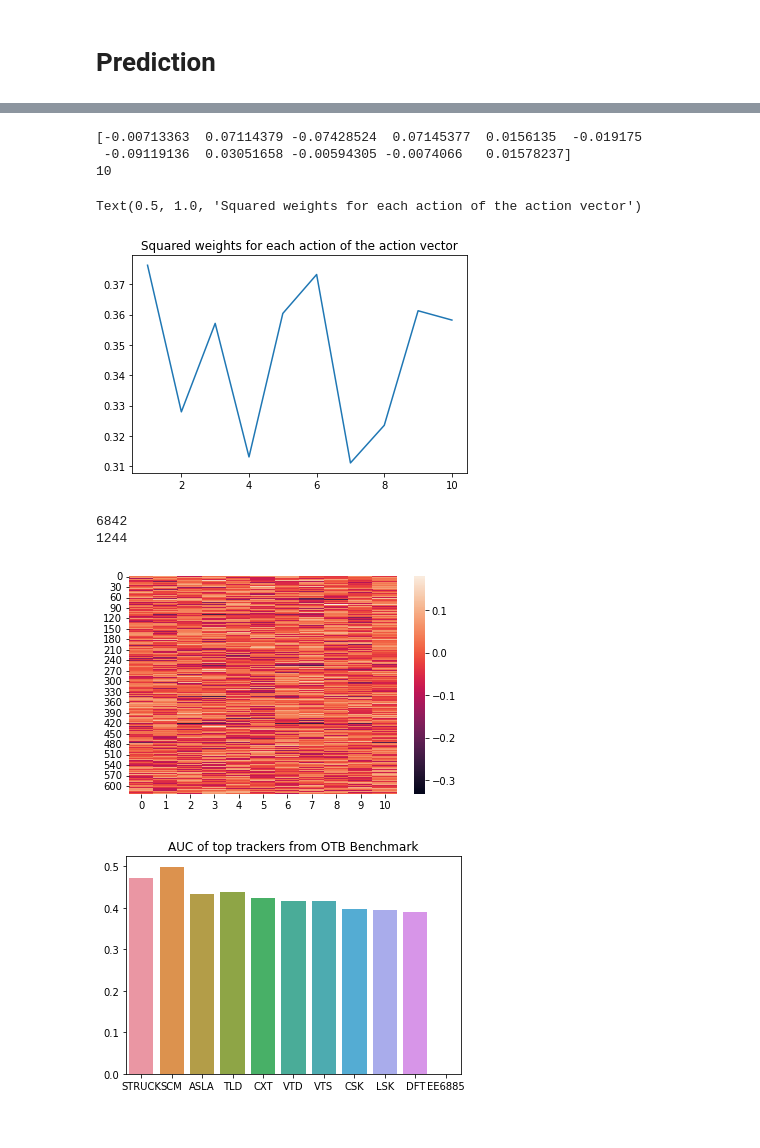
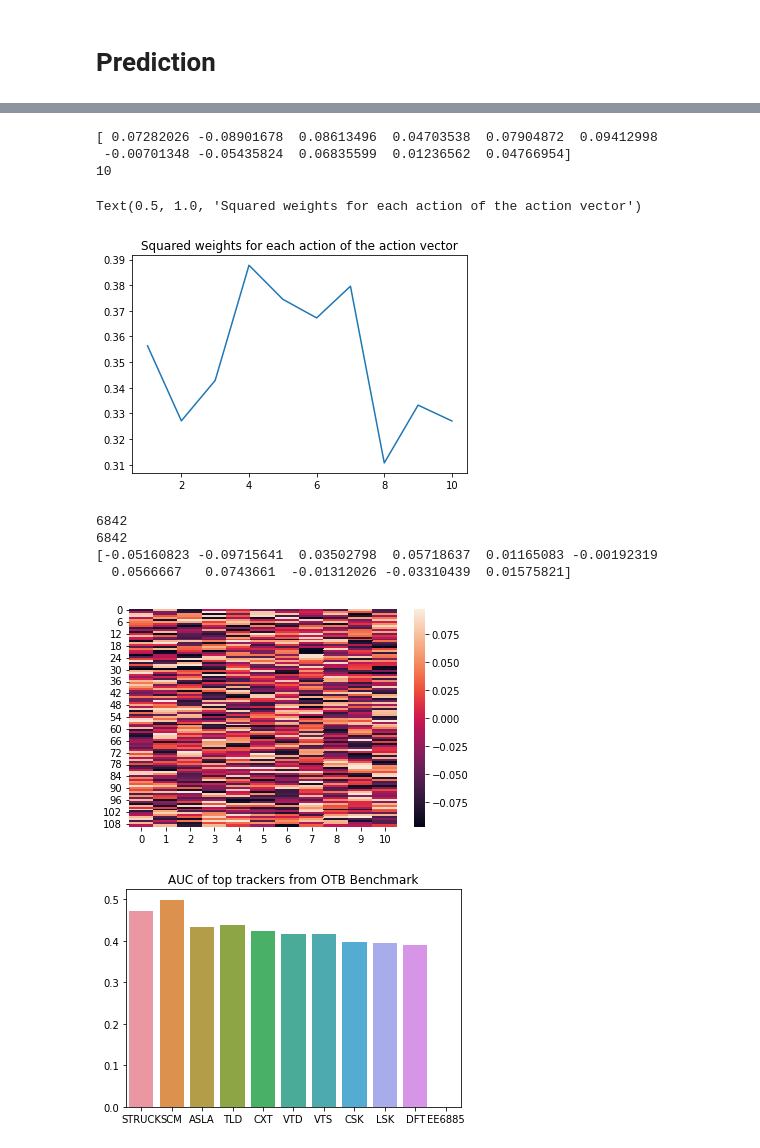
Before and after one commit to da2985/e6885-adnet, a Jupyter notebook: results.ipynb, the cells around one changed output, grey strips where cells are left out. Drawn from its saved outputs; the diff is of its cells as text; code cells hidden in the pictures.

```diff
--- a/results.ipynb
+++ b/results.ipynb
@@ -541,15 +589,18 @@ def plotNpImageBBoxGT(img: np.array, bbox: np.array,gbbox: np.array) -> np.array
 # %%
 import time
 #OPE TEST
-def test_metrics( model: tf.keras.Model, model2:tf.keras.Model  ):
+#test videos similar to kaans training videos : BlurCar1-3-4 , Car1, Car2 , FaceOcc1, Girl , Human ,Walking
+def test_metrics( model: tf.keras.Model, model2:tf.keras.Model , model3:tf.keras.Model ):
     all_boxes = []
-    #all_boxes2 = []
+    all_boxes2 = []
+    all_boxes3 = []
     all_gt = []
     time_perframe_for_each_video =[]
     test_list = glob.glob("adnet_datasets/Test/*")
     #for it in range(5): activate for TRE
-    for  i in range(1):  # start with 1
-      dataset = test_list[12]
+    for  i in [2,3,10,11]:  # start with 1
+      dataset = test_list[i]
+      print(dataset)
       model.clearActionHistory()
       gt = get_ground_truths("%s/groundtruth_rect.txt" % dataset)
       all_gt.append(gt)
@@ -559,34 +610,41 @@ def test_metrics( model: tf.keras.Model, model2:tf.keras.Model  ):
       start_frame = 1
       boxes_m1 =[]
       boxes_m2 = []
+      boxes_m3 = []
       time_perframe = []
       predicted_box = gt[0]
       predicted_box2 = gt[0]
+      predicted_box3 = gt[0]
       start = time.time()
-      for f in range(len(frames) - start_frame):
+      for f in range(100):#len(frames) - start_frame):
         img = cv2.imread(frames[f + start_frame])
         img = cv2.cvtColor(img, cv2.COLOR_BGR2RGB)
-        predicted_box=predict(model,img,predicted_box)
-        predicted_box =  standardize_bbox(img, predicted_box)
+        predicted_box=  predict(model,img,predicted_box)
+        #predicted_box =  standardize_bbox(img, predicted_box)
 
         #predicted_box2 = predict(model, img,predicted_box2) if we want to compare 2 models
         #predicted_box2 =  standardize_bbox(img, predicted_box2) if you want to compare at the same time two models uncomment
+        #predicted_box3 = predict(model, img,predicted_box3) if we want to compare 3 models
+        #predicted_box3 =  standardize_bbox(img, predicted_box3) if you want to compare at the same time three models uncomment
         boxes_m1.append(predicted_box)
-        #boxes_m2.append(predicted_bbox)
+        #boxes_m2.append(predicted_box2)
+        #boxes_m3.append(predicted_box3)
+
       end = time.time()
       time_perframe = (start-end)/len(frames)
       all_boxes.append(boxes_m1)
       #all_boxes2.append(boxes_m2)
+      #all_boxes3.append(boxes_m2)
       time_perframe_for_each_video.append(time_perframe)
-    return all_boxes, all_gt , time_perframe_for_each_video # if yu want to compare two models add here all_boxes2
+    return all_boxes, all_boxes2,all_boxes3, all_gt , time_perframe_for_each_video # if yu want to compare two models add here all_boxes2
 
 adnet_model = ADNET()
 adnet_model.build()
 #WEIGHTS_PATH = "checkpoints/derek-19-12-2021_012730.h5"
 #weights = hdf5storage.loadmat(YIFAN_WEIGHTS_PATH)
-adnet_model.load_weights("/content/gdrive/My Drive/EE6885/kaan-weights")
-all_boxes, all_gt , time_perframe_for_each_video = test_metrics(adnet_model , adnet_model)
-print (all_boxes)
+adnet_model.load_weights("/content/gdrive/My Drive/EE6886/my_model_sl-cR")
+all_boxes1 ,all_boxes2, all_boxes3, all_gt , time_perframe_for_each_video = test_metrics(adnet_model , adnet_model,adnet_model)
+print (all_boxes1)
 print(all_gt)
 # %% [output]
 WARNING:tensorflow:Unresolved object in checkpoint: (root).optimizer
@@ -785,19 +849,26 @@ plot = sns.lineplot (x=x , y=w)
 
 plot.set_title("Squared weights for each action of the action vector")
 # %% [output]
-[-0.00713363  0.07114379 -0.07428524  0.07145377  0.0156135  -0.019175
- -0.09119136  0.03051658 -0.00594305 -0.0074066   0.01578237]
+[ 0.07282026 -0.08901678  0.08613496  0.04703538  0.07904872  0.09412998
+ -0.00701348 -0.05435824  0.06835599  0.01236562  0.04766954]
 10
 Text(0.5, 1.0, 'Squared weights for each action of the action vector')
-[figure, old version]
+[figure, new version]
 # %%
 #heatmap of action weight vector should have more intense colors towards the beggining
 print(last_layer[0][0].size)
-last_layer2 = adnet_model.layers[9].get_weights()[0]
+last_layer2 = adnet_model.layers[8].get_weights()[0]
 print(last_layer2.size)
+l = last_layer2[0][0]
+print(l[0])
+df = []
+for i in range(512,622):
+  df.append(l[i])
 
-ax = sns.heatmap(last_layer[0][0])
+ax = sns.heatmap(df)
 # %% [output]
 6842
-1244
+6842
+[-0.05160823 -0.09715641  0.03502798  0.05718637  0.01165083 -0.00192319
+  0.0566667   0.0743661  -0.01312026 -0.03310439  0.01575821]
-[figure, old version]
+[figure, new version]
```
Also changed, not shown: parts of 13 cells of this notebook.
